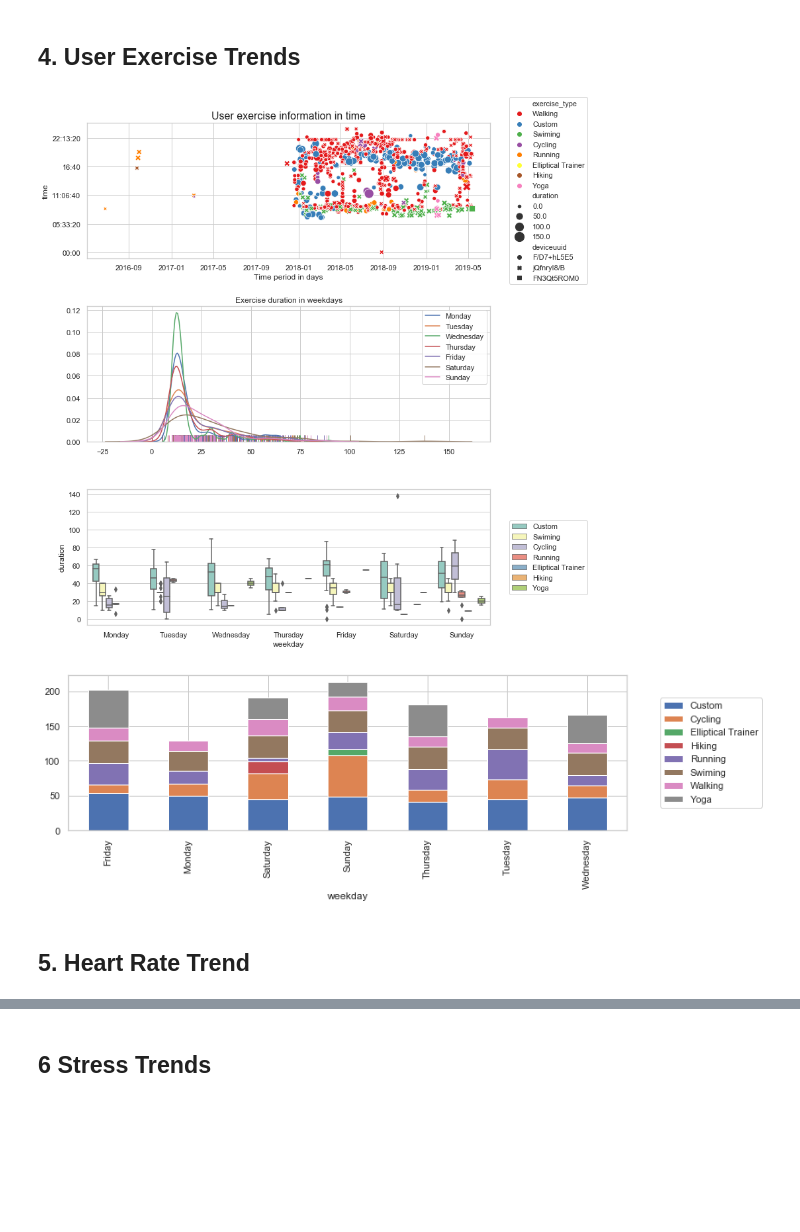
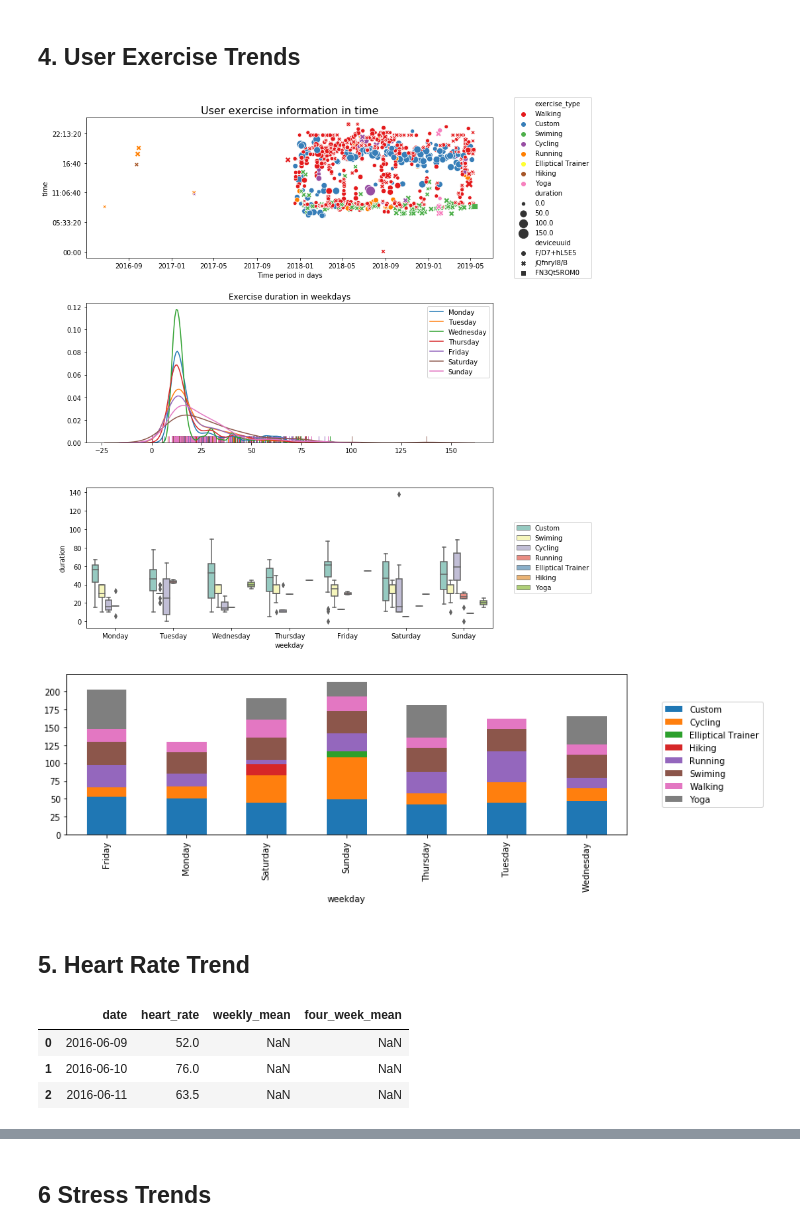
Before and after one commit to kshitijmamgain/Health-Analysis, a Jupyter notebook: SLEEP_ANALYSIS_PYTHON.ipynb, the cells around one changed output, grey strips where cells are left out. Cells and saved outputs as stored; diff of their text form; code cells hidden in the pictures; blank space fills up the shorter version.

```diff
--- a/SLEEP_ANALYSIS_PYTHON.ipynb
+++ b/SLEEP_ANALYSIS_PYTHON.ipynb
@@ -73,7 +74,7 @@ os.chdir(r'E:\PYTHON PRAC\Python Project')
 # %%
 
 def dt_object(timestamp):
-
+    from datetime import datetime
     dt_object = datetime.utcfromtimestamp(timestamp)
     return (dt_object)
 
@@ -86,7 +87,7 @@ def offset(dataframe,columnname_offset,columnname_torewrite):
         hour=(hr(dataframe[columnname_offset][i]))
         minute=(mins(dataframe[columnname_offset][i]))
         human_readable_time=pd.to_datetime(dataframe[columnname_torewrite][i], unit='ms')
-        new_time=human_readable_time+datetime.timedelta(hours=hour, minutes=minute )
+        new_time=human_readable_time+timedelta(hours=hour, minutes=minute )
         column_offset.append(new_time)
     return column_offset
 
@@ -403,63 +457,76 @@ plt.tight_layout()
 # %% [markdown]
 ## 4. User Exercise Trends
+# %%
+Exercise_df.columns
+Exercise_df['start_time'] = pd.to_datetime(Exercise_df['start_time'])
+Exercise_df['start_time'] = pd.to_datetime(Exercise_df['start_time'])
+Exercise_df['end_time'] = pd.to_datetime(Exercise_df['end_time'])
+Exercise_df['offset_starttime']=offset(Exercise_df, 'time_offset', 'start_time')
+Exercise_df['offset_endtime']=offset(Exercise_df, 'time_offset', 'end_time')
+Exercise_df.exercise_type.value_counts()
+
+Exercise_df['exercise_type'] = Exercise_df['exercise_type'].map({1001:'Walking', 0: 'Custom', 14001:'Swiming',
+                                                                  11007:'Cycling',1002:'Running',9002:'Yoga',
+                                                                  13001:'Hiking',15006:'Elliptical Trainer'})
+Exercise_df['weekday'] = Exercise_df.apply(lambda x: x['offset_endtime'].weekday(), axis =1)
+Exercise_df.duration = Exercise_df.duration/60000
+Exercise_df['weekday'] = Exercise_df['weekday'].map({0:"Monday", 1: "Tuesday", 2:"Wednesday",
+                                                                  3:"Thursday",4:"Friday",5:"Saturday",
+                                                                  6:"Sunday"})
+order = ["Monday", "Tuesday", "Wednesday", "Thursday", "Friday", "Saturday","Sunday"]
 # %%
-"""Exercise_df.columns
-Exercise_df['start_time'] = pd.to_datetime(Exercise_df['start_time'])
-Exercise_df['start_time'] = pd.to_datetime(Exercise_df['start_time'])
-Exercise_df['end_time'] = pd.to_datetime(Exercise_df['end_time'])
-Exercise_df['offset_starttime']=offset(Exercise_df, 'time_offset', 'start_time')
-Exercise_df['offset_endtime']=offset(Exercise_df, 'time_offset', 'end_time')
-Exercise_df.exercise_type.value_counts()
-
-Exercise_df['exercise_type'] = Exercise_df['exercise_type'].map({1001:'Walking', 0: 'Custom', 14001:'Swiming',
-                                                                  11007:'Cycling',1002:'Running',9002:'Yoga',
-                                                                  13001:'Hiking',15006:'Elliptical Trainer'})
-Exercise_df['weekday'] = Exercise_df.apply(lambda x: x['offset_endtime'].weekday(), axis =1)
-Exercise_df.duration = Exercise_df.duration/60000
-Exercise_df['weekday'] = Exercise_df['weekday'].map({0:"Monday", 1: "Tuesday", 2:"Wednesday",
-                                                                  3:"Thursday",4:"Friday",5:"Saturday",
-                                                                  6:"Sunday"})"""
-#order = ["Monday", "Tuesday", "Wednesday", "Thursday", "Friday", "Saturday","Sunday"]
-
 axs, fig = plt.subplots(3,1, figsize = (12,12))
 ax1 = plt.subplot(311)
 ax1 = sns.scatterplot([d.date() for d in Exercise_df.offset_starttime],
                      [d.time() for d in Exercise_df.offset_starttime],
                      hue = 'exercise_type',
                      size = 'duration',
                      sizes=(20,200),
                      style = "deviceuuid",
                      data = Exercise_df,
                      palette="Set1")
 ax1.set_title("User exercise information in time", size = 16)
 ax1.set_xlabel("Time period in days")
 ax1.set_ylabel
 ax1.legend(loc='right', bbox_to_anchor=(1.25, 0.5), ncol=1)
 
 
 ax3 = plt.subplot(312)
 ax3 =sns.distplot(Exercise_df[Exercise_df['weekday']=='Monday'][['duration']], hist=False, rug=True, label = 'Monday')
 ax3 =sns.distplot(Exercise_df[Exercise_df['weekday']=='Tuesday'][['duration']], hist=False, rug=True, label ='Tuesday')
 ax3 =sns.distplot(Exercise_df[Exercise_df['weekday']=='Wednesday'][['duration']], hist=False, rug=True, label ='Wednesday')
 ax3 =sns.distplot(Exercise_df[Exercise_df['weekday']=='Thursday'][['duration']], hist=False, rug=True, label = 'Thursday')
 ax3 =sns.distplot(Exercise_df[Exercise_df['weekday']=='Friday'][['duration']], hist=False, rug=True, label = 'Friday')
 ax3 =sns.distplot(Exercise_df[Exercise_df['weekday']=='Saturday'][['duration']], hist=False, rug=True, label = 'Saturday')
 ax3 =sns.distplot(Exercise_df[Exercise_df['weekday']=='Sunday'][['duration']], hist=False, rug=True, label ='Sunday')
 ax3.set_title("Exercise duration in weekdays")
 
 ax4 = plt.subplot(313)
 ax4 = sns.boxplot(x="weekday", y="duration", data=Exercise_df[Exercise_df.exercise_type != "Walking"],
                  hue = 'exercise_type',palette="Set3", order = order)
 plt.legend(loc='right', bbox_to_anchor=(1.25, 0.5), ncol=1)
 plt.tight_layout()
 # %% [output]
-[figure, old version]
+[figure, new version]
 # %%
 ax2 = Exercise_df.groupby(['weekday','exercise_type']).mean()['duration'].unstack().plot(kind ='bar', stacked=True, figsize=(12,4))
 ax2.legend(loc='right', bbox_to_anchor=(1.25, 0.5), ncol=1)
 plt.tight_layout()
 # %% [output]
-[figure, old version]
+[figure, new version]
 # %% [markdown]
 ## 5. Heart Rate Trend
+# %%
+#heart_rate_df.head(3)
+heart_year = heart_rdf[['date','heart_rate']].groupby('date').mean().reset_index()
+weekly_mean=heart_year.heart_rate.rolling(window=7).mean()
+heart_year['weekly_mean']=weekly_mean
+fourweekmean=heart_year.heart_rate.rolling(window=28).mean()
+heart_year['four_week_mean']=fourweekmean
+heart_year.head(3)
+# %% [output]
+|  | date | heart_rate | weekly_mean | four_week_mean |
+| 0 | 2016-06-09 | 52.0 | NaN | NaN |
+| 1 | 2016-06-10 | 76.0 | NaN | NaN |
+| 2 | 2016-06-11 | 63.5 | NaN | NaN |
 # %%
```
Also changed, not shown: parts of 24 cells of this notebook.
